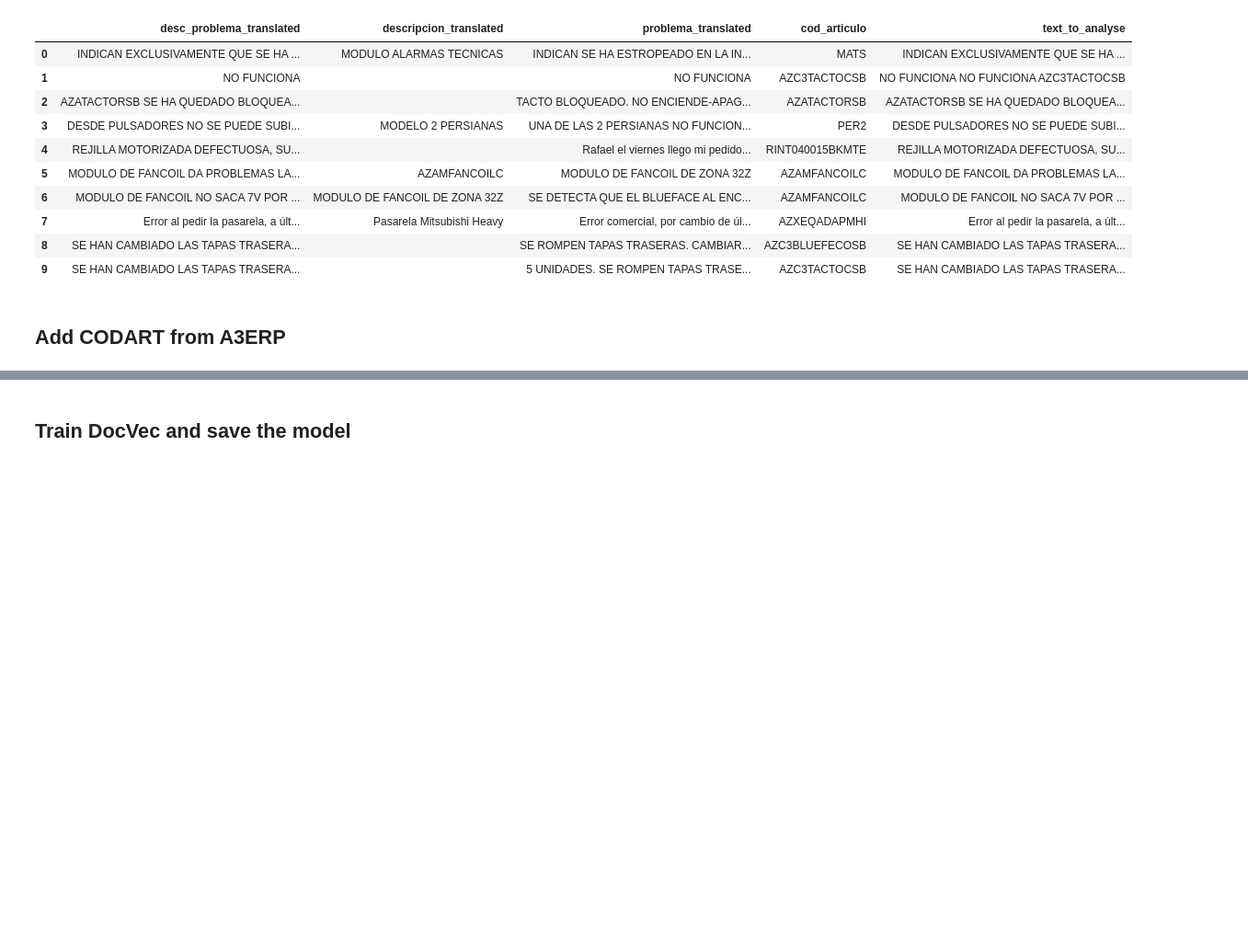
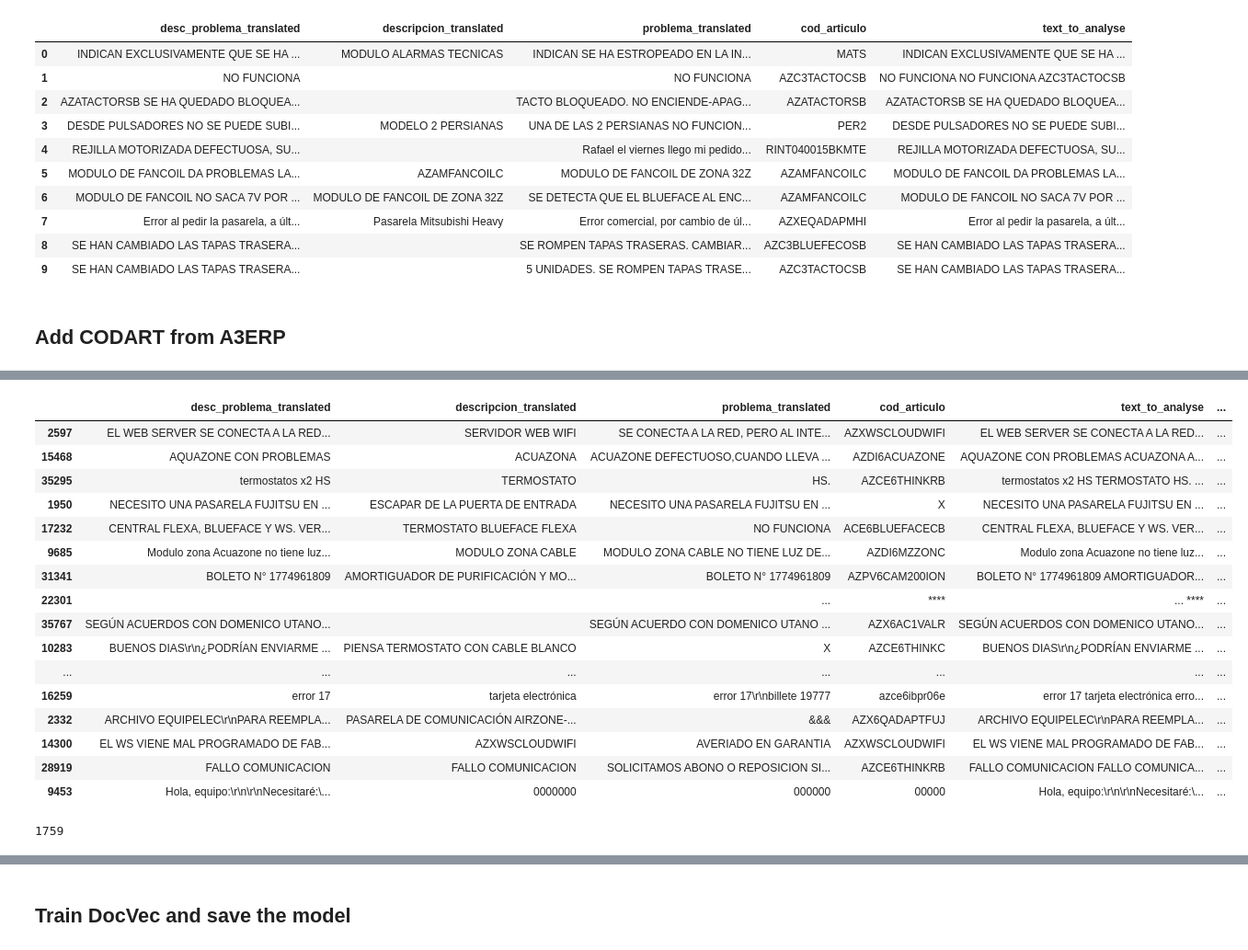
Before and after one commit to voliveira-airzonecontrol/myzone, a Jupyter notebook: EDA/MyZone-DefectClassification-Doc2Vec-v2.ipynb, the cells around one changed output, grey strips where cells are left out. Shown at 92% size. Cells and saved outputs as stored; diff of their text form; code cells hidden in the pictures; blank space fills up the shorter version.

```diff
--- a/EDA/MyZone-DefectClassification-Doc2Vec-v2.ipynb
+++ b/EDA/MyZone-DefectClassification-Doc2Vec-v2.ipynb
@@ -246,7 +270,7 @@ dtype: int64
 # %%
 from thefuzz import fuzz, process
 
-
+"""
 # Function to find best CODART match
 def find_best_match(cod, codart_list, return_score=True):
     best_match, score = process.extractOne(cod, codart_list, scorer=fuzz.token_set_ratio)
@@ -254,9 +278,38 @@ def find_best_match(cod, codart_list, return_score=True):
         return best_match, score
     else:
         return best_match
+
+# Add the CODART to the text_to_analyse dataframe
+text_to_analyse.loc[:, 'CODART_A3'] = text_to_analyse['cod_articulo'].apply(lambda x: find_best_match(x, articulos['CODART'].values, return_score=False))
+"""
+
+# Load fuzzy matches from disk
+fuzzy_matches = pd.read_csv("../DATA/fuzzy_matches.csv", sep='¬', encoding='utf-8-sig')
+
+# Merge the fuzzy matches with the text_to_analyse dataframe
+text_to_analyse = text_to_analyse.merge(fuzzy_matches, left_on='cod_articulo', right_on='cod_articulo', how='left')
-# %%
-# Add the CODART to the text_to_analyse dataframe
-text_to_analyse.loc[:, 'CODART_A3'] = text_to_analyse['cod_articulo'].apply(lambda x: find_best_match(x, articulos['CODART'].values, return_score=False))
-
-# Merge the text_to_analyse with the articulos dataframe
-text_to_analyse = text_to_analyse.merge(articulos, left_on='cod_articulo', right_on='CODART', how='left')
+# %%
+text_to_analyse.sample(20)
+# %% [output]
+|  | desc_problema_translated | descripcion_translated | problema_translated | cod_articulo | text_to_analyse | ... |
+| 2597 | EL WEB SERVER SE CONECTA A LA RED... | SERVIDOR WEB WIFI | SE CONECTA A LA RED, PERO AL INTE... | AZXWSCLOUDWIFI | EL WEB SERVER SE CONECTA A LA RED... | ... |
+| 15468 | AQUAZONE CON PROBLEMAS | ACUAZONA | ACUAZONE DEFECTUOSO,CUANDO LLEVA ... | AZDI6ACUAZONE | AQUAZONE CON PROBLEMAS ACUAZONA A... | ... |
+| 35295 | termostatos x2 HS | TERMOSTATO | HS. | AZCE6THINKRB | termostatos x2 HS TERMOSTATO HS. ... | ... |
+| 1950 | NECESITO UNA PASARELA FUJITSU EN ... | ESCAPAR DE LA PUERTA DE ENTRADA | NECESITO UNA PASARELA FUJITSU EN ... | X | NECESITO UNA PASARELA FUJITSU EN ... | ... |
+| 17232 | CENTRAL FLEXA, BLUEFACE Y WS. VER... | TERMOSTATO BLUEFACE FLEXA | NO FUNCIONA | ACE6BLUEFACECB | CENTRAL FLEXA, BLUEFACE Y WS. VER... | ... |
+| 9685 | Modulo zona Acuazone no tiene luz... | MODULO ZONA CABLE | MODULO ZONA CABLE NO TIENE LUZ DE... | AZDI6MZZONC | Modulo zona Acuazone no tiene luz... | ... |
+| 31341 | BOLETO N° 1774961809 | AMORTIGUADOR DE PURIFICACIÓN Y MO... | BOLETO N° 1774961809 | AZPV6CAM200ION | BOLETO N° 1774961809 AMORTIGUADOR... | ... |
+| 22301 |  |  | ... | **** | ... **** | ... |
+| 35767 | SEGÚN ACUERDOS CON DOMENICO UTANO... |  | SEGÚN ACUERDO CON DOMENICO UTANO ... | AZX6AC1VALR | SEGÚN ACUERDOS CON DOMENICO UTANO... | ... |
+| 10283 | BUENOS DIAS\r\n¿PODRÍAN ENVIARME ... | PIENSA TERMOSTATO CON CABLE BLANCO | X | AZCE6THINKC | BUENOS DIAS\r\n¿PODRÍAN ENVIARME ... | ... |
+| ... | ... | ... | ... | ... | ... | ... |
+| 16259 | error 17 | tarjeta electrónica | error 17\r\nbillete 19777 | azce6ibpr06e | error 17 tarjeta electrónica erro... | ... |
+| 2332 | ARCHIVO EQUIPELEC\r\nPARA REEMPLA... | PASARELA DE COMUNICACIÓN AIRZONE-... | &&& | AZX6QADAPTFUJ | ARCHIVO EQUIPELEC\r\nPARA REEMPLA... | ... |
+| 14300 | EL WS VIENE MAL PROGRAMADO DE FAB... | AZXWSCLOUDWIFI | AVERIADO EN GARANTIA | AZXWSCLOUDWIFI | EL WS VIENE MAL PROGRAMADO DE FAB... | ... |
+| 28919 | FALLO COMUNICACION | FALLO COMUNICACION | SOLICITAMOS ABONO O REPOSICION SI... | AZCE6THINKRB | FALLO COMUNICACION FALLO COMUNICA... | ... |
+| 9453 | Hola, equipo:\r\n\r\nNecesitaré:\... | 0000000 | 000000 | 00000 | Hola, equipo:\r\n\r\nNecesitaré:\... | ... |
+# %%
+# Count the number of NaN values in column CODART_A3
+text_to_analyse['CODART_A3'].isna().sum()
+# %% [output]
+1759
```
Also changed, not shown: parts of 27 cells of this notebook, 2 other files.
